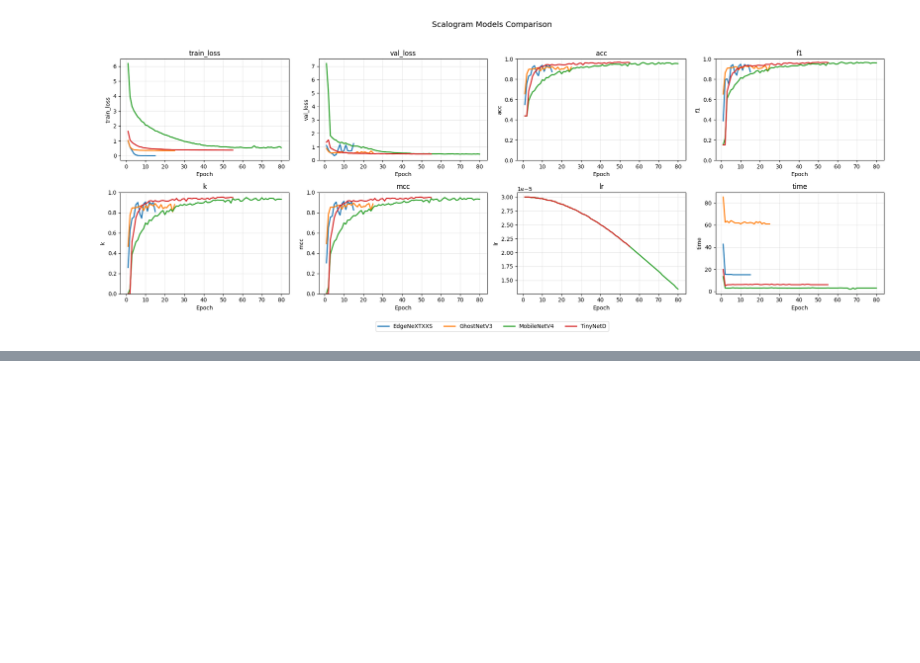
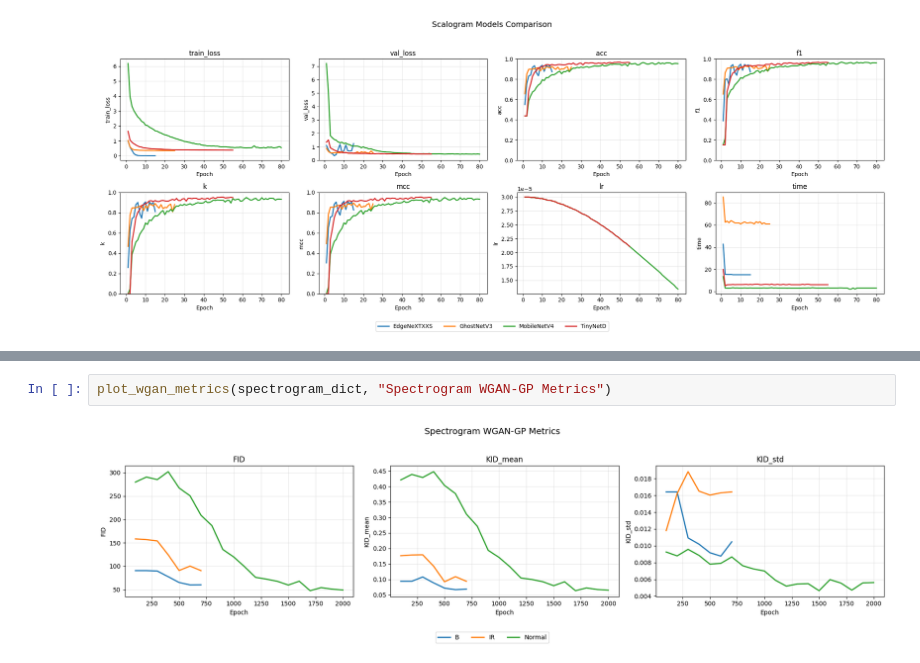
Before and after one commit to haideptrai1007/bearing-fault-diagnosis-wgan-gp, a Jupyter notebook: notebooks/plot_cnn_results.ipynb, the cells around one changed output, grey strips where cells are left out. Saved outputs shown, nothing was run; the diff lists cells and outputs as text; blank space fills up the shorter version.

```diff
--- a/notebooks/plot_cnn_results.ipynb
+++ b/notebooks/plot_cnn_results.ipynb
@@ -104,0 +186,4 @@ plot_2x4_like_image(sca_models, "Scalogram Models Comparison")
+# %%
+plot_wgan_metrics(spectrogram_dict, "Spectrogram WGAN-GP Metrics")
+# %% [output]
+[figure, added]
```
Also changed, not shown: parts of 6 cells of this notebook, 3 other files.
